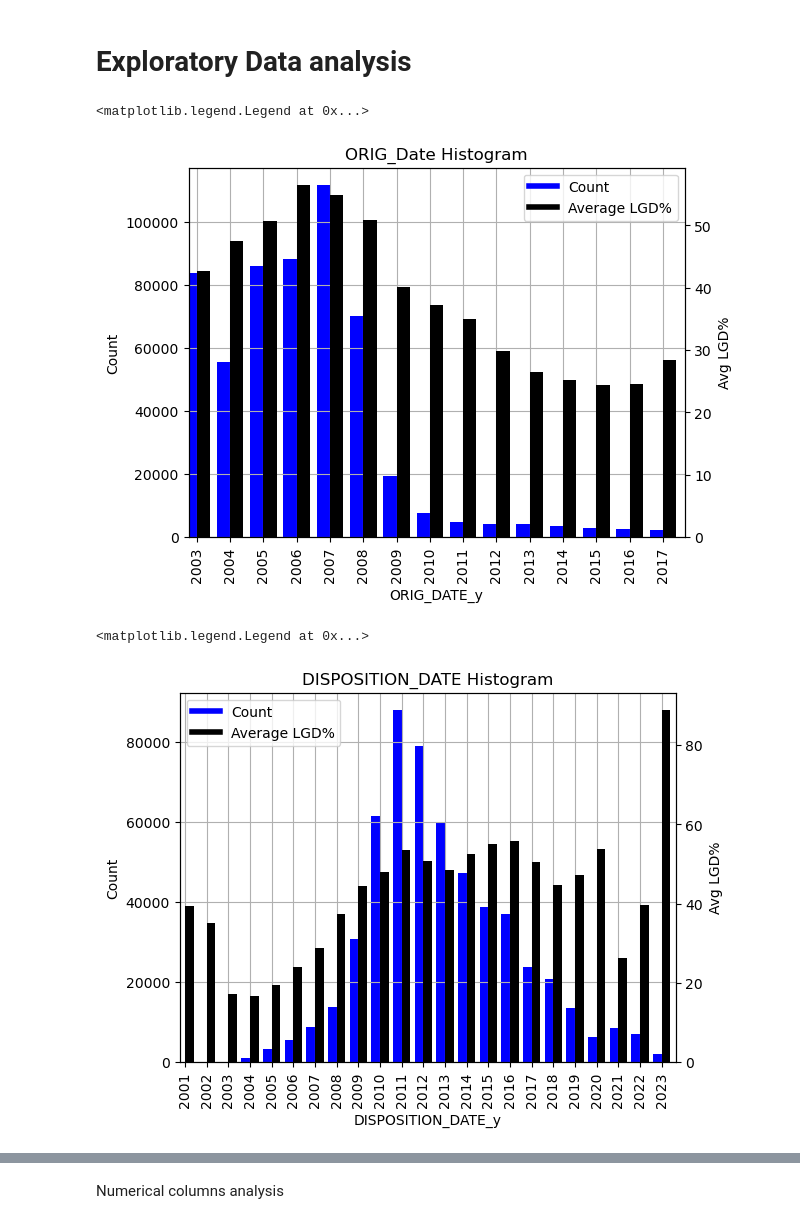
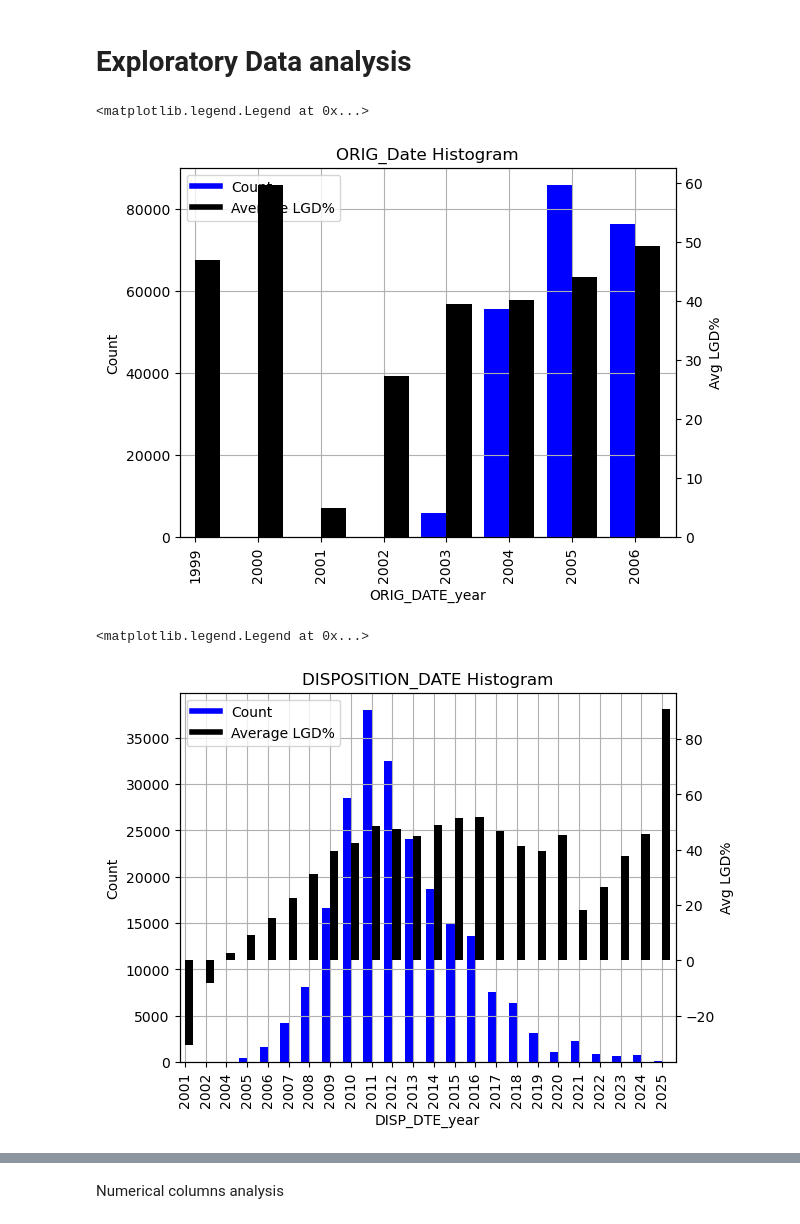
Before and after one commit to PrithwiShM/Mortgage-Loans-Analysis, a Jupyter notebook: exploratory_Analysis.ipynb, the cells around one changed output, grey strips where cells are left out. Drawn from its saved outputs; the diff is of its cells as text; code cells hidden in the pictures.

```diff
--- a/exploratory_Analysis.ipynb
+++ b/exploratory_Analysis.ipynb
@@ -122,6 +81,0 @@ data['DISPOSITION_DATE_y'] = data['DISPOSITION_DATE_y'].fillna(data['FORECLOSURE
-# %%
-data['ACCRUED_INT'] =  (data['DISPOSITION_DATE_y'] * 12 + data['DISPOSITION_DATE_m']- \
-                    data['LAST_PAID_INSTALLMENT_DATE_y'] * 12 - data['LAST_PAID_INSTALLMENT_DATE_m']) * \
-                    (((data['ORIG_RATE'] / 100) - 0.0035) / 12) * (data['LAST_UPB'] - data['NON_INTEREST_BEARING_UPB'])
-data['ACCRUED_INT'] = data['ACCRUED_INT'].fillna(0)
-data['ACCRUED_INT'] = data['ACCRUED_INT'].apply(lambda x: x if x > 0 else 0)
@@ -162,46 +82,31 @@ dtype: int64
-# %%
-for col in loss_calculation_cols:
-    data[col].fillna(0, inplace=True)
-
-data['LOSS'] = (data['LAST_UPB'] \
-               +data['FORECLOSURE_COSTS']  \
-               +data['PROPERTY_PRESERVATION_AND_REPAIR_COSTS'] \
-               +data['ASSET_RECOVERY_COSTS']  \
-               +data['MISCELLANEOUS_HOLDING_EXPENSES_AND_CREDITS']  \
-               +data['ASSOCIATED_TAXES_FOR_HOLDING_PROPERTY']  \
-                +data['ACCRUED_INT'] \
-               -data['NET_SALES_PROCEEDS']  \
-               -data['CREDIT_ENHANCEMENT_PROCEEDS'] \
-               -data['OTHER_FORECLOSURE_PROCEEDS'])
-data['LOSS'] = data['LOSS'].round(2)
 # %%
-data['Lossper_GD'] = (data['LOSS']/data['LAST_UPB'])*100
+data['LossGivenDef'] = (data['NET_LOSS']/data['FCE_UPB'])*100
 # %% [markdown]
 # Exploratory Data analysis
 # %%
-sdata = data[(data['Lossper_GD']>-0.05*10000) & (data['Lossper_GD']<1000)]
+sdata = data[(data['LossGivenDef']>-0.05*10000) & (data['LossGivenDef']<1000)]
 # %%
 fig = plt.figure() # Create matplotlib figure
 
 ax = fig.add_subplot(111) # Create matplotlib axes
 ax2 = ax.twinx() # Create another axes that shares the same x-axis as ax.
 width = 0.4
-d1 = sdata[sdata['ORIG_DATE_y']>2002]
-d1.groupby('ORIG_DATE_y')['Lossper_GD'].count().plot(kind='bar', color='blue', ax=ax, width=width, position=1)
-d1.groupby('ORIG_DATE_y')['Lossper_GD'].mean().plot(kind='bar', color='black', ax=ax2, width=width, position=0)
+
+sdata.groupby('ORIG_DATE_year')['LossGivenDef'].count().plot(kind='bar', color='blue', ax=ax, width=width, position=1)
+sdata.groupby('ORIG_DATE_year')['LossGivenDef'].mean().plot(kind='bar', color='black', ax=ax2, width=width, position=0)
 
 ax.set_ylabel('Count')
 ax.grid()
 
 ax2.set_ylabel('Avg LGD%')
 plt.title("ORIG_Date Histogram")
 
 customlines = [Line2D([0], [0], color='blue', lw = 4),
                 Line2D([0], [0], color='black', lw =4)]
 ax.legend(customlines, ['Count', 'Average LGD%'])
 # %% [output]
 <matplotlib.legend.Legend at 0x...>
-[figure, old version]
+[figure, new version]
 # %%
 fig = plt.figure() # Create matplotlib figure
 
@@ -209,8 +114,8 @@ ax = fig.add_subplot(111) # Create matplotlib axes
 ax2 = ax.twinx() # Create another axes that shares the same x-axis as ax.
 width = 0.4
 
-sdata.groupby('DISPOSITION_DATE_y')['Lossper_GD'].count().plot(kind='bar', color='blue', ax=ax, width=width, position=1)
-sdata.groupby('DISPOSITION_DATE_y')['Lossper_GD'].mean().plot(kind='bar', color='black', ax=ax2, width=width, position=0)
+sdata.groupby('DISP_DTE_year')['LossGivenDef'].count().plot(kind='bar', color='blue', ax=ax, width=width, position=1)
+sdata.groupby('DISP_DTE_year')['LossGivenDef'].mean().plot(kind='bar', color='black', ax=ax2, width=width, position=0)
 
 ax.set_ylabel('Count')
 ax.grid()
@@ -223,7 +128,7 @@ customlines = [Line2D([0], [0], color='blue', lw = 4),
 ax.legend(customlines, ['Count', 'Average LGD%'], loc=2)
 # %% [output]
 <matplotlib.legend.Legend at 0x...>
-[figure, old version]
+[figure, new version]
 # %%
 fig = plt.figure() # Create matplotlib figure
 
```
Also changed, not shown: parts of 34 cells of this notebook, 8 other files.
